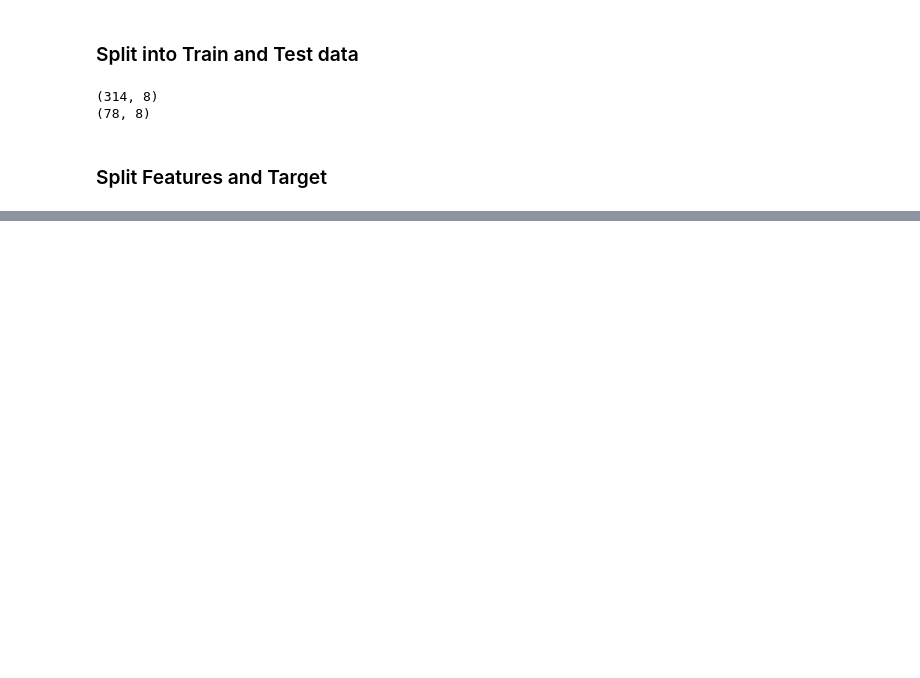
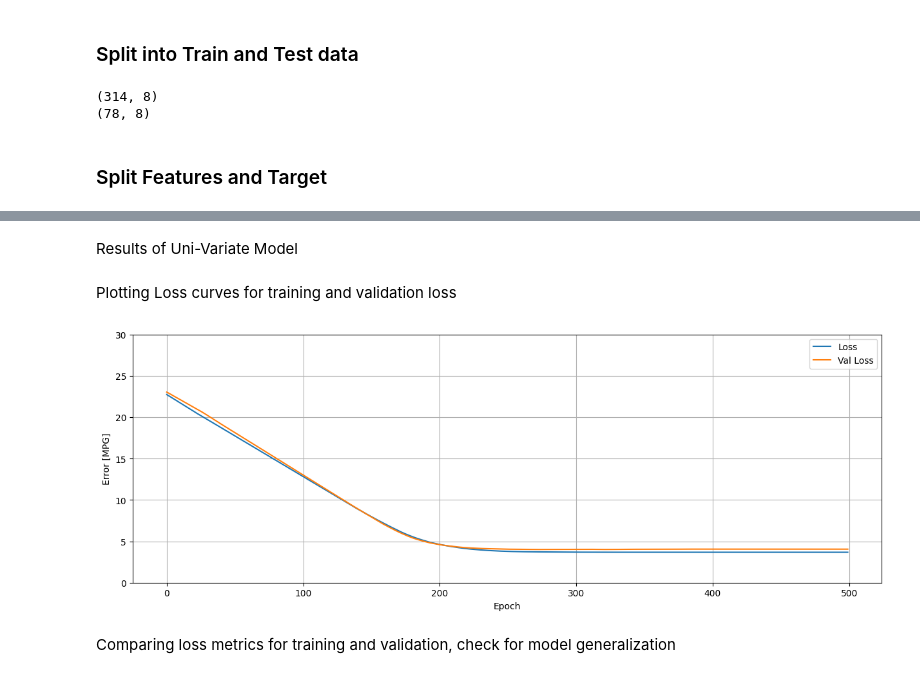
Before and after one commit to docmhvr/Deep_Learning_with_Pytorch, a Jupyter notebook: Deep_Learning_on_Auto_MPG.ipynb, the cells around one changed output, grey strips where cells are left out. Drawn from its saved outputs; the diff is of its cells as text; code cells hidden in the pictures; blank space fills up the shorter version.

Commit message:
Completed Training 4 Models and Visualized Results

```diff
--- a/Deep_Learning_on_Auto_MPG.ipynb
+++ b/Deep_Learning_on_Auto_MPG.ipynb
@@ -132,0 +253,13 @@ y_test  = X_test.pop('mpg')
+# %%
+# Splitting the data to train and validation sets for efficient model training
+X_train_split, X_val_split, y_train_split, y_val_split = train_test_split(X_train, y_train, test_size=0.3, random_state=0)
+# %%
+# To record the traning and validation loss metrics.
+loss_curve_train_linear_1d = []
+loss_curve_eval_linear_1d  = []
+# %%
+X_train_hp = torch.from_numpy(X_train_split["horsepower_scaled"].values).reshape(-1, 1).to(torch.float32)
+y_train_t = torch.from_numpy(y_train_split.values).reshape(-1, 1).to(torch.float32) # Train target converted to pytorch tensor.
+
+X_val_hp = torch.from_numpy(X_val_split["horsepower_scaled"].values).reshape(-1, 1).to(torch.float32)
+y_val_t    = torch.from_numpy(y_val_split.values).reshape(-1, 1).to(torch.float32) # Validation target converted to pytorch tensor.
@@ -132,0 +297,2 @@ y_test  = X_test.pop('mpg')
+# %% [markdown]
+Results of Uni-Variate Model
@@ -132,0 +301,21 @@ y_test  = X_test.pop('mpg')
+# %%
+def plot_loss(loss_curve_train, loss_curve_eval):
+    plt.figure(figsize=(15, 5))
+    plt.plot(loss_curve_train, label="Loss")
+    plt.plot(loss_curve_eval, label="Val Loss")
+    plt.ylim([0, 30])
+    plt.xlabel("Epoch")
+    plt.ylabel("Error [MPG]")
+    plt.legend()
+    plt.grid(True)
+    plt.show()
+    plt.close()
+    return
+# %% [markdown]
+Plotting Loss curves for training and validation loss
+# %%
+plot_loss(loss_curve_train_linear_1d, loss_curve_eval_linear_1d)
+# %% [output]
+[figure, added]
+# %% [markdown]
+Comparing loss metrics for training and validation, check for model generalization
```
Also changed, not shown: parts of 57 cells of this notebook.
